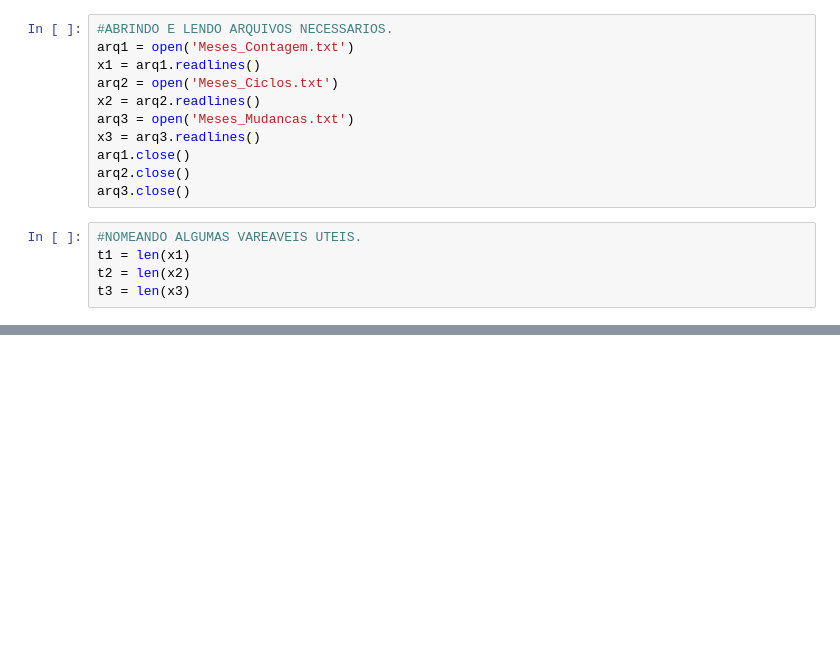
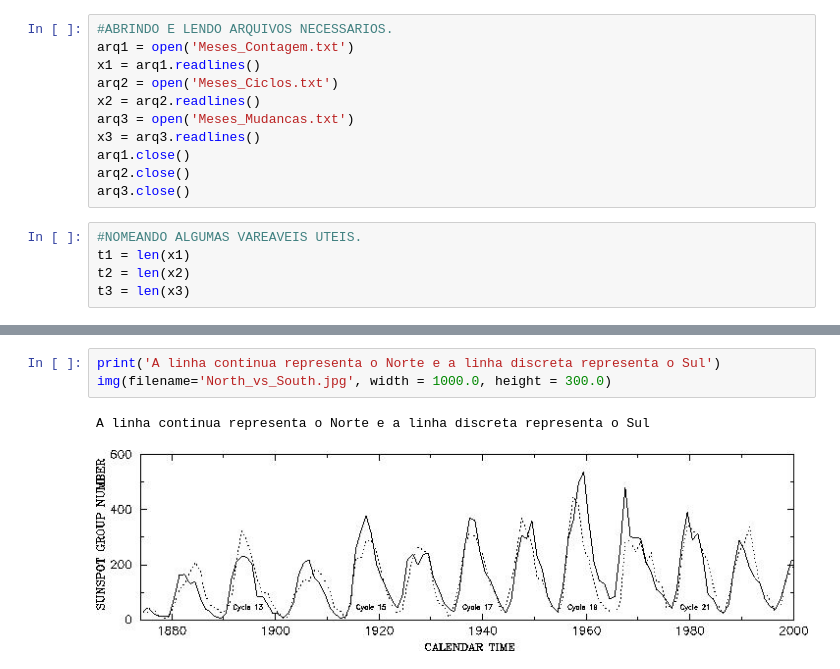
Before and after one commit to EdsonAlonso/Observat-rio-Nacional, a Jupyter notebook: 22Year_SolarCicle.ipynb, the cells around one changed output, grey strips where cells are left out. Saved outputs shown, nothing was run; the diff lists cells and outputs as text; blank space fills up the shorter version.

```diff
--- a/22Year_SolarCicle.ipynb
+++ b/22Year_SolarCicle.ipynb
@@ -126,0 +121,6 @@ plt.show()
+# %%
+print('A linha continua representa o Norte e a linha discreta representa o Sul')
+img(filename='North_vs_South.jpg', width = 1000.0, height = 300.0)
+# %% [output]
+A linha continua representa o Norte e a linha discreta representa o Sul
+[figure, added]
```
Also changed, not shown: parts of 4 cells of this notebook.
